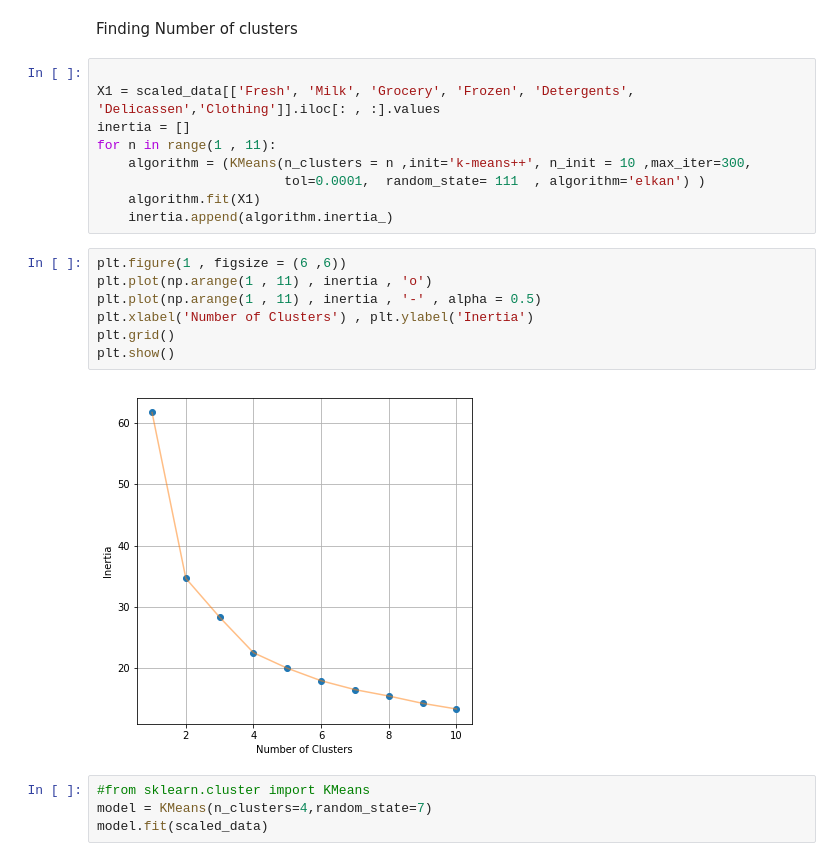
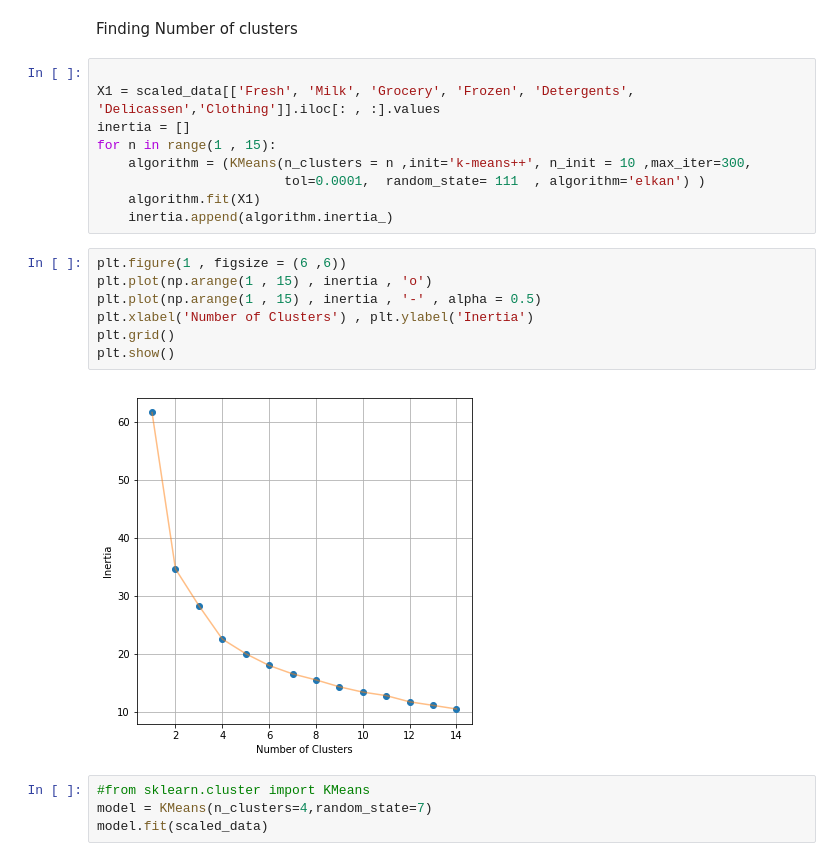
Before and after one commit to SherwinVarghese/Machine-Learning, a Jupyter notebook: Clustering_Analysis_on_wholesale_data.ipynb, the cells around one changed output. Drawn from its saved outputs; the diff is of its cells as text.

```diff
--- a/Clustering_Analysis_on_wholesale_data.ipynb
+++ b/Clustering_Analysis_on_wholesale_data.ipynb
@@ -354,20 +432,20 @@ Finding Number of clusters
 
 X1 = scaled_data[['Fresh', 'Milk', 'Grocery', 'Frozen', 'Detergents', 'Delicassen','Clothing']].iloc[: , :].values
 inertia = []
-for n in range(1 , 11):
+for n in range(1 , 15):
     algorithm = (KMeans(n_clusters = n ,init='k-means++', n_init = 10 ,max_iter=300,
                         tol=0.0001,  random_state= 111  , algorithm='elkan') )
     algorithm.fit(X1)
     inertia.append(algorithm.inertia_)
 # %%
 plt.figure(1 , figsize = (6 ,6))
-plt.plot(np.arange(1 , 11) , inertia , 'o')
-plt.plot(np.arange(1 , 11) , inertia , '-' , alpha = 0.5)
+plt.plot(np.arange(1 , 15) , inertia , 'o')
+plt.plot(np.arange(1 , 15) , inertia , '-' , alpha = 0.5)
 plt.xlabel('Number of Clusters') , plt.ylabel('Inertia')
 plt.grid()
 plt.show()
 # %% [output]
-[figure, old version]
+[figure, new version]
 # %%
 #from sklearn.cluster import KMeans
 model = KMeans(n_clusters=4,random_state=7)
```
Also changed, not shown: parts of 39 cells of this notebook.
